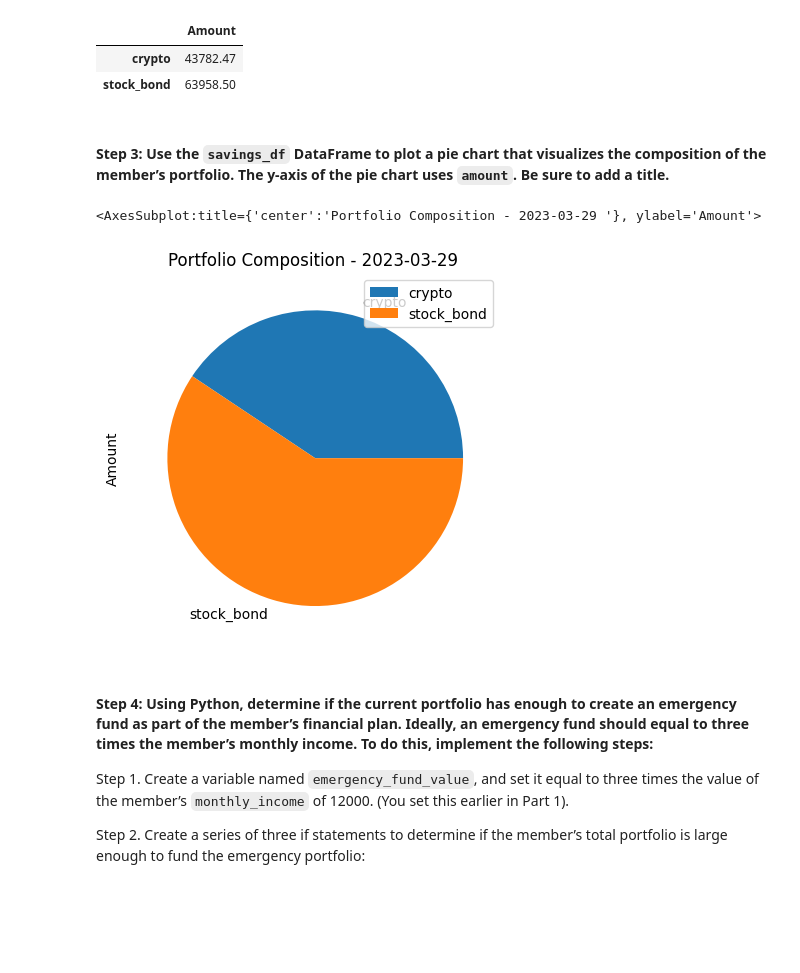
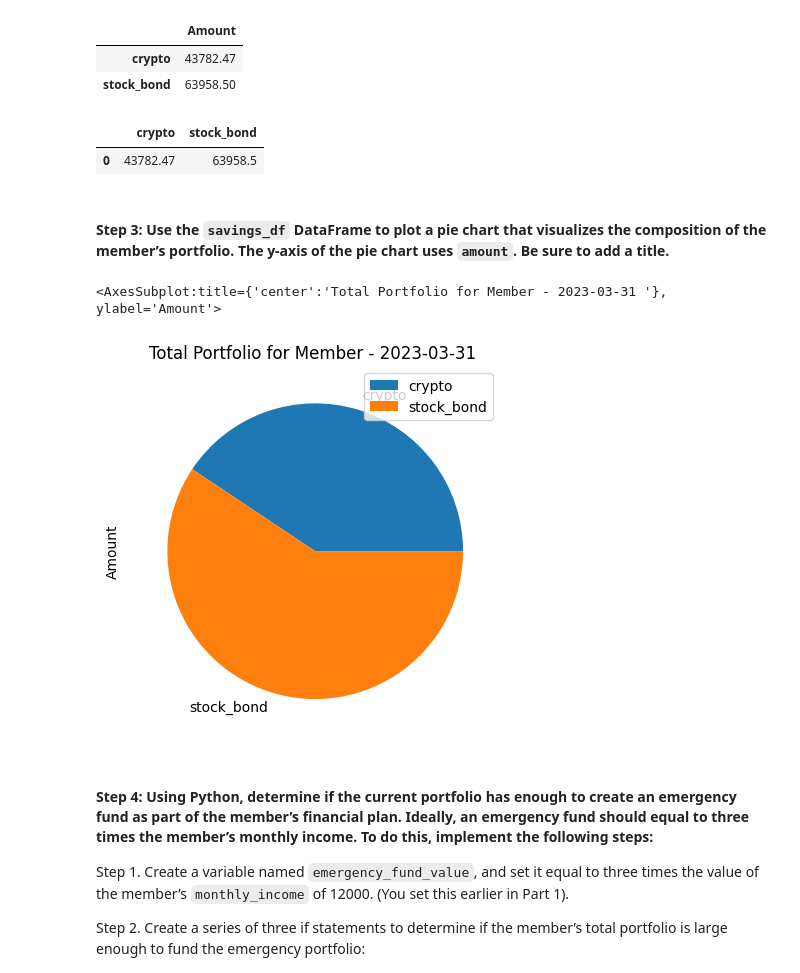
Before and after one commit to Abillu/ChallengeM5_Upload, a Jupyter notebook: financial_planning_tools.ipynb, the cells around one changed output. Drawn from its saved outputs; the diff is of its cells as text; code cells hidden in the pictures; blank space fills up the shorter version.

```diff
--- a/financial_planning_tools.ipynb
+++ b/financial_planning_tools.ipynb
@@ -219,8 +219,8 @@ timeframe = "1Day"
 # Set both the start and end date at the date of your prior weekday
 # This will give you the closing price of the previous trading day
 # Alternatively you can use a start and end date of 2020-08-07
-start_date = pd.Timestamp("2023-03-29", tz="America/New_York").isoformat()
-end_date = pd.Timestamp("2023-03-29", tz="America/New_York").isoformat()
+start_date = pd.Timestamp("2023-03-31", tz="America/New_York").isoformat()
+end_date = pd.Timestamp("2023-03-31", tz="America/New_York").isoformat()
 # %% [markdown]
 #### Step 4: Get the current closing prices for `SPY` and `AGG` by using the Alpaca `get_bars` function. Format the response as a Pandas DataFrame by including the `df` property at the end of the `get_bars` function.
 # %%
@@ -366,14 +366,24 @@ savings_df
 |  | Amount |
 | crypto | 43782.47 |
 | stock_bond | 63958.50 |
+# %%
+savings_df.transpose= savings_df.rename(columns={
+    "0": "Amount"
+
+
+# Display the savings_df DataFrame
+savings_df
+# %% [output]
+|  | crypto | stock_bond |
+| 0 | 43782.47 | 63958.5 |
 # %% [markdown]
 #### Step 3: Use the `savings_df` DataFrame to plot a pie chart that visualizes the composition of the member’s portfolio. The y-axis of the pie chart uses `amount`. Be sure to add a title.
 # %%
 # Plot the total value of the member's portfolio (crypto and stock/bond) in a pie chart
-savings_df.plot.pie(y='Amount', title='Portfolio Composition - 2023-03-29 ')
+savings_df.plot.pie(y='Amount', title='Total Portfolio for Member - 2023-03-31 ')
 # %% [output]
-<AxesSubplot:title={'center':'Portfolio Composition - 2023-03-29 '}, ylabel='Amount'>
+<AxesSubplot:title={'center':'Total Portfolio for Member - 2023-03-31 '}, ylabel='Amount'>
-[figure, old version]
+[figure, new version]
 # %% [markdown]
 #### Step 4: Using Python, determine if the current portfolio has enough to create an emergency fund as part of the member’s financial plan. Ideally, an emergency fund should equal to three times the member’s monthly income. To do this, implement the following steps:
 
```
Also changed, not shown: parts of 17 cells of this notebook, 2 other files.
